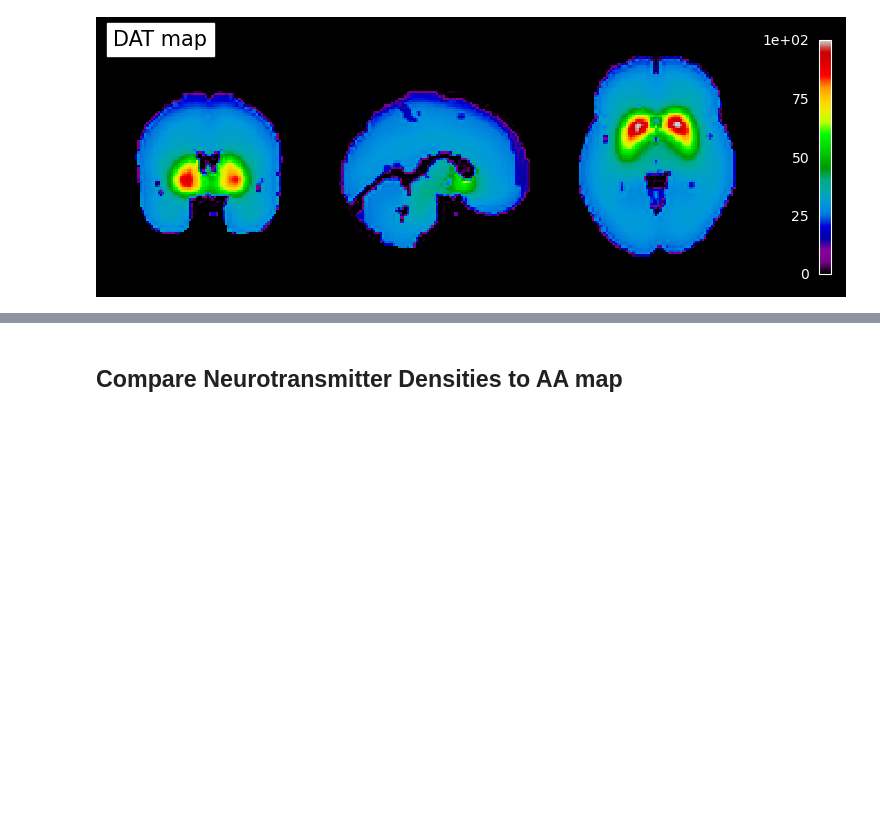
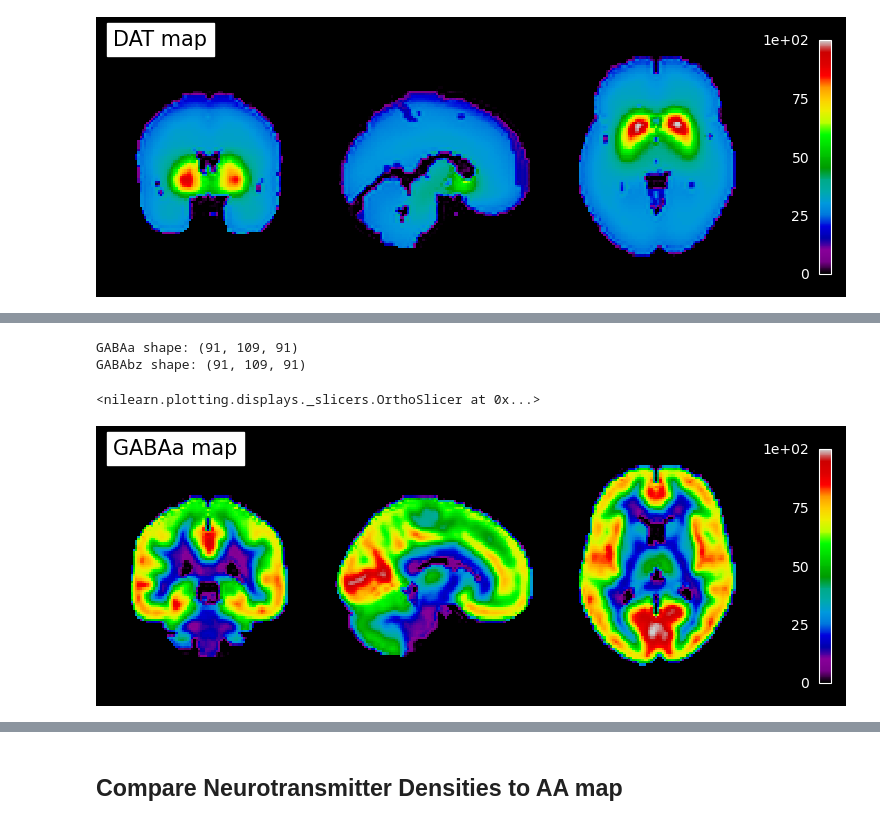
Before and after one commit to LuisA00/ResearchElective_Maastricht2023, a Jupyter notebook: ComparingAtlasesToNeurotransmittersDensities.ipynb, the cells around one changed output, grey strips where cells are left out. Cells and saved outputs as stored; diff of their text form; code cells hidden in the pictures; blank space fills up the shorter version.

```diff
--- a/ComparingAtlasesToNeurotransmittersDensities.ipynb
+++ b/ComparingAtlasesToNeurotransmittersDensities.ipynb
@@ -90,0 +143,21 @@ plot_epi(DAT_map, draw_cross=False, annotate=False, black_bg=True, colorbar=True
+# %%
+# Define paths to Hassen files for GABA neurotransmitters.
+path_GABAa = "GitHub/hansen_receptors/data/PET_nifti_images/GABAa_flumazenil_hc6_dukart.nii"
+path_GABAbz = "GitHub/hansen_receptors/data/PET_nifti_images/GABAa-bz_flumazenil_hc16_norgaard.nii"
+
+# Create Brain_data objects for each file.
+GABAa_map = Brain_Data(path_GABAa).to_nifti()
+GABAbz_map = Brain_Data(path_GABAbz).to_nifti()
+
+# Check the shape of each file.
+print("GABAa shape: " + str(GABAa_map.shape))
+print("GABAbz shape: " + str(GABAbz_map.shape))
+# %% [output]
+GABAa shape: (91, 109, 91)
+GABAbz shape: (91, 109, 91)
+# %%
+# Visualize the GABAa map.
+plot_epi(GABAa_map, draw_cross=False, annotate=False, black_bg=True, colorbar=True, title="GABAa map")
+# %% [output]
+<nilearn.plotting.displays._slicers.OrthoSlicer at 0x...>
+[figure, added]
```
Also changed, not shown: parts of 15 cells of this notebook, 2 other files.
